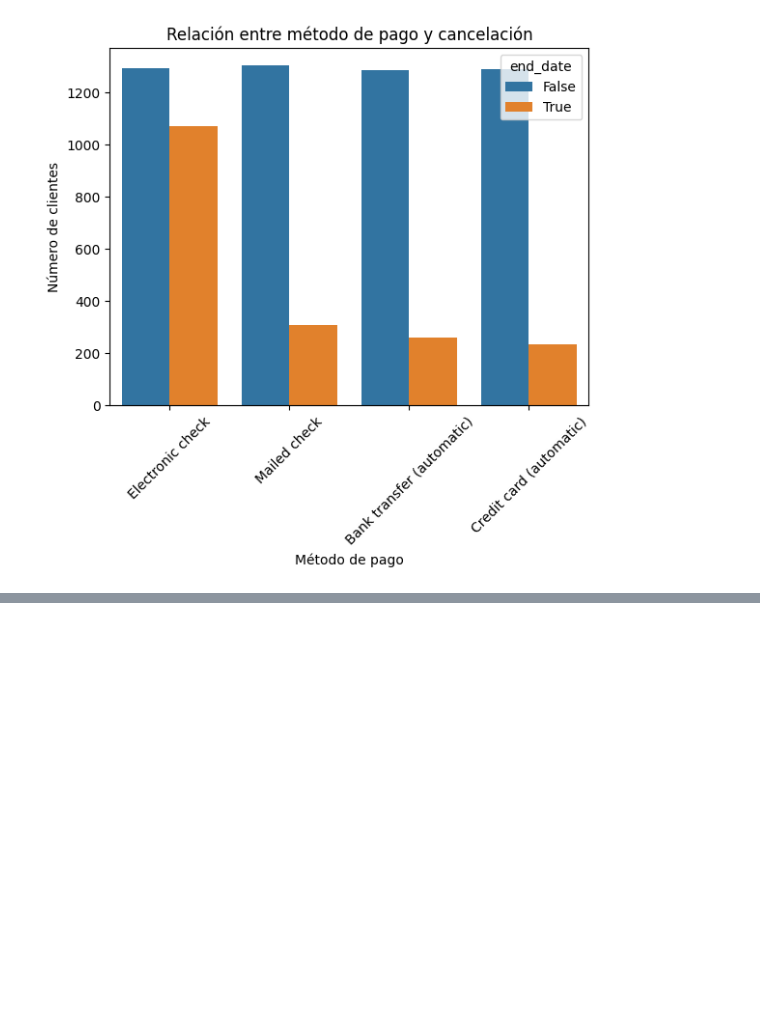
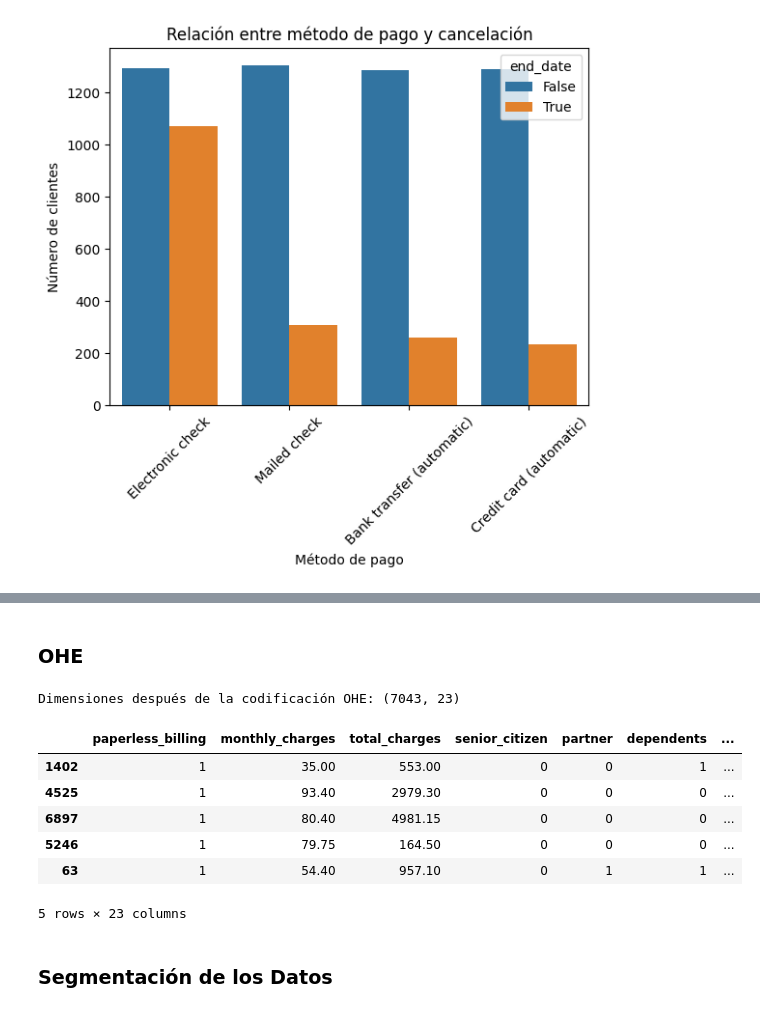
Before and after one commit to JeffersonMangier/interconect_churn_analysis, a Jupyter notebook: project.ipynb, the cells around one changed output, grey strips where cells are left out. Cells and saved outputs as stored; diff of their text form; code cells hidden in the pictures; blank space fills up the shorter version.

```diff
--- a/project.ipynb
+++ b/project.ipynb
@@ -417,6 +425,6 @@ print(merged_df.duplicated().sum())
 # %%
-# Crear una nueva columna 'contract_ended' que muestra si el contrato terminó (True) o no (False)
-merged_df['contract_ended'] = merged_df['end_date'] != 'No'
+# Crear una nueva columna 'contract_ended' que muestra 1 si el contrato terminó y 0 si no terminó
+merged_df['contract_ended'] = merged_df['end_date'].apply(lambda x: 1 if x != 'No' else 0)
 
 # Verificar los primeros registros para confirmar la creación de la nueva columna
 print(merged_df[['customer_id', 'end_date', 'contract_ended']].head())
@@ -619,0 +581,5 @@ def downsample(X_train, y_train):
+# %%
+# Eliminación de columnas
+merged_df = merged_df.drop(['customer_id', 'begin_date', 'end_date'], axis=1)
+
+merged_df.info()
@@ -619,0 +606,24 @@ def downsample(X_train, y_train):
+# %%
+# Función para transformar 'Yes' y 'No' a 1 y 0, y reemplazar 'None' con la moda
+def transformar_yes_no(df, columnas):
+    # Iterar sobre las columnas proporcionadas
+    for columna in columnas:
+        # Si 'None' está presente, reemplazarlo por la moda de la columna
+        if 'None' in df[columna].values:
+            valor_moda = df[columna].mode()[0]
+            df[columna] = df[columna].replace('None', valor_moda)
+
+        # Mapear 'Yes' a 1 y 'No' a 0
+        df[columna] = df[columna].apply(lambda x: 1 if x == 'Yes' else 0)
+
+        # Convertir la columna a tipo entero
+        df[columna] = df[columna].astype(int)
+
+    return df
+# %%
+# Lista de columnas a transformar
+columnas_binarias = ['paperless_billing', 'partner', 'dependents', 'multiple_lines', 'online_security',
+                     'online_backup', 'device_protection', 'tech_support', 'streaming_tv', 'streaming_movies']
+
+# Aplicar la transformación al DataFrame
+merged_df = transformar_yes_no(merged_df, columnas_binarias)
@@ -619,0 +637,20 @@ def downsample(X_train, y_train):
+# %% [markdown]
+### OHE
+# %%
+# Aplicar One-Hot Encoding (OHE) a las columnas restantes
+merged_ohe_df = pd.get_dummies(merged_df, drop_first=True)
+
+# Verificar el resultado de la codificación OHE
+print(f"Dimensiones después de la codificación OHE: {merged_ohe_df.shape}")
+display(merged_ohe_df.sample(5))
+# %% [output]
+Dimensiones después de la codificación OHE: (7043, 23)
+|  | paperless_billing | monthly_charges | total_charges | senior_citizen | partner | dependents | ... |
+| 1402 | 1 | 35.00 | 553.00 | 0 | 0 | 1 | ... |
+| 4525 | 1 | 93.40 | 2979.30 | 0 | 0 | 0 | ... |
+| 6897 | 1 | 80.40 | 4981.15 | 0 | 0 | 0 | ... |
+| 5246 | 1 | 79.75 | 164.50 | 0 | 0 | 0 | ... |
+| 63 | 1 | 54.40 | 957.10 | 0 | 1 | 1 | ... |
+5 rows × 23 columns
+# %% [markdown]
+### Segmentación de los Datos
```
Also changed, not shown: parts of 53 cells of this notebook.
